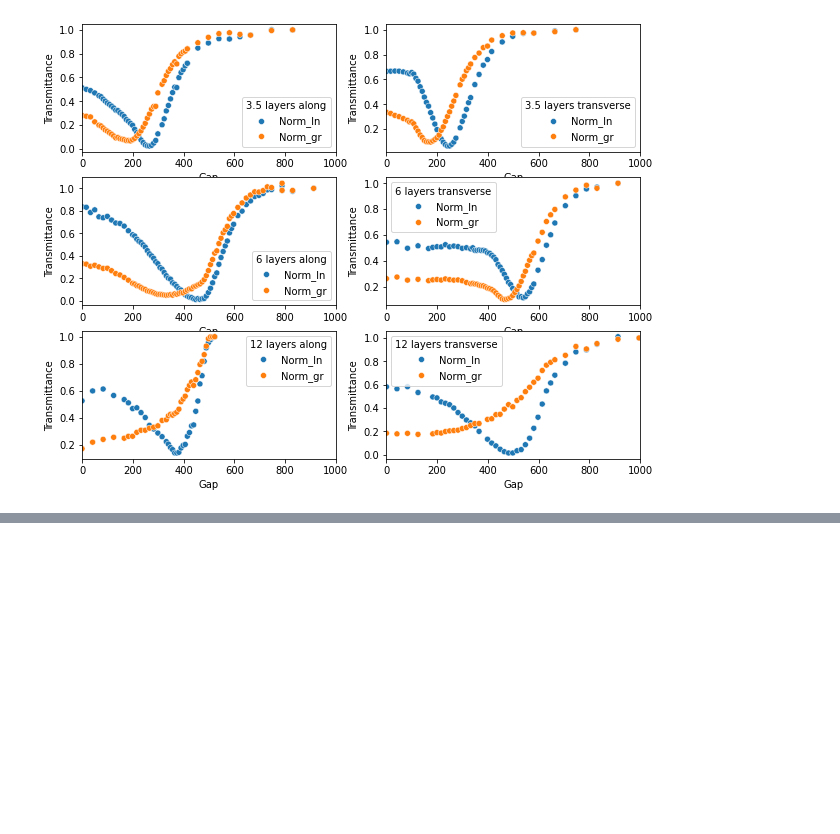
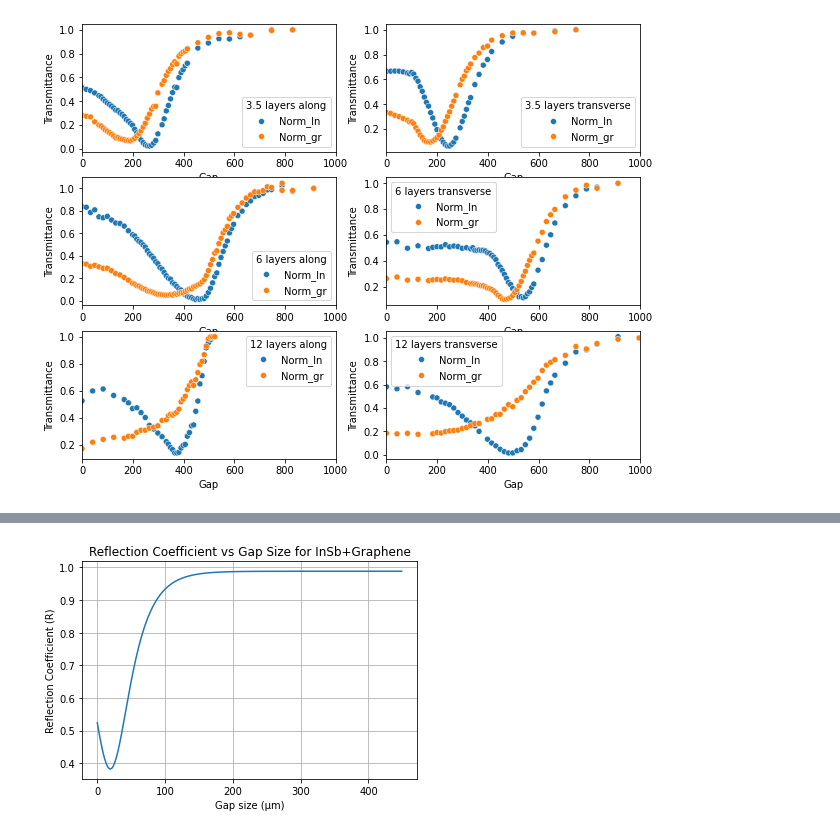
Before and after one commit to artyom-fedorenko/Graphene-films-plasmon-refractometry, a Jupyter notebook: Graphene_InSb_many_layers_report.ipynb, the cells around one changed output, grey strips where cells are left out. Saved outputs shown, nothing was run; the diff lists cells and outputs as text; code cells hidden in the pictures; blank space fills up the shorter version.

```diff
--- a/Graphene_InSb_many_layers_report.ipynb
+++ b/Graphene_InSb_many_layers_report.ipynb
@@ -278 +195,22 @@ plt.show()
+# %%
+# Visualize reflect4
+
+d_2 = np.arange(0, 450*10**(-6), 10**(-6))  # Gap size between the prism and InSb (microns)
+d_3 = 35 * 10**(-9)  # Thickness of the studied layer
+teta = 0.8672552397697336
+eps3_re, eps3_im = (-14, 700)
+
+# Dielectric permittivity of the thin dielectric layer on InSb
+eps4_re, eps4_im = (-16.999299592080213, 7.106286644764289)
+R = reflect4(d_2, d_3, teta, eps3_re, eps3_im, eps4_re, eps4_im)
+
+# Plot the results
+plt.plot(d_2*10**(6), R)  # Convert d_2 to micrometers for plotting
+plt.xlabel('Gap size (µm)')
+plt.ylabel('Reflection Coefficient (R)')
+plt.title('Reflection Coefficient vs Gap Size for InSb+Graphene')
+plt.grid()
+plt.show()
+# %% [output]
+[figure, added]
 # %%
```
Also changed, not shown: parts of 21 cells of this notebook.
